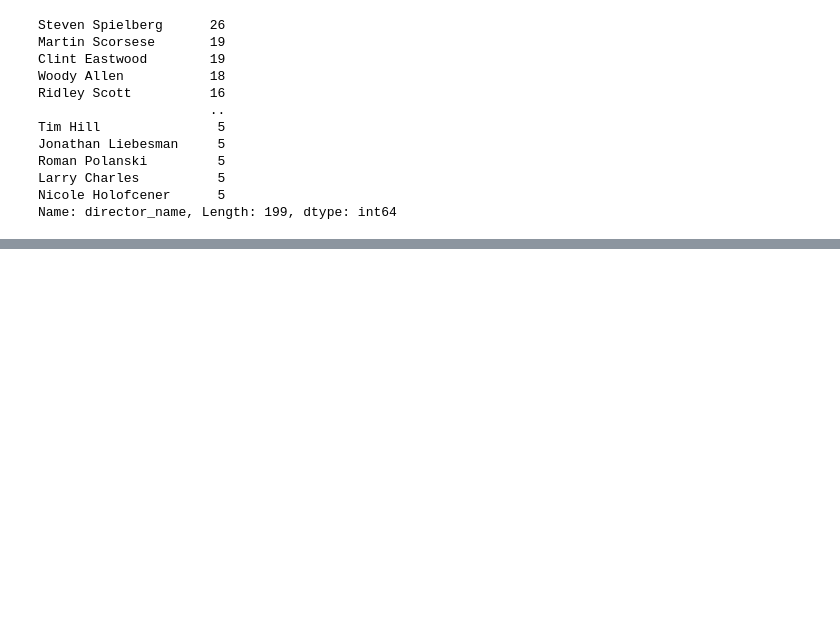
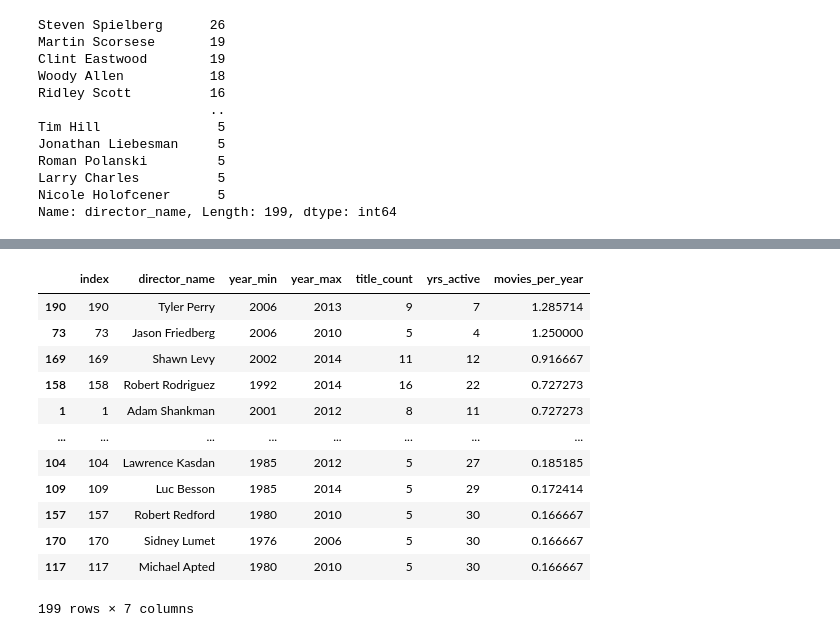
Before and after one commit to kavithachitriki/SCALER_PRACTICE, a Jupyter notebook: Pandas_Advanced1.ipynb, the cells around one changed output, grey strips where cells are left out. Saved outputs shown, nothing was run; the diff lists cells and outputs as text; code cells hidden in the pictures; blank space fills up the shorter version.

```diff
--- a/Pandas_Advanced1.ipynb
+++ b/Pandas_Advanced1.ipynb
@@ -404,0 +543,16 @@ Name: director_name, Length: 199, dtype: int64
+# %%
+df_agg.sort_values("movies_per_year",ascending=False)
+# %% [output]
+|  | index | director_name | year_min | year_max | title_count | yrs_active | movies_per_year |
+| 190 | 190 | Tyler Perry | 2006 | 2013 | 9 | 7 | 1.285714 |
+| 73 | 73 | Jason Friedberg | 2006 | 2010 | 5 | 4 | 1.250000 |
+| 169 | 169 | Shawn Levy | 2002 | 2014 | 11 | 12 | 0.916667 |
+| 158 | 158 | Robert Rodriguez | 1992 | 2014 | 16 | 22 | 0.727273 |
+| 1 | 1 | Adam Shankman | 2001 | 2012 | 8 | 11 | 0.727273 |
+| ... | ... | ... | ... | ... | ... | ... | ... |
+| 104 | 104 | Lawrence Kasdan | 1985 | 2012 | 5 | 27 | 0.185185 |
+| 109 | 109 | Luc Besson | 1985 | 2014 | 5 | 29 | 0.172414 |
+| 157 | 157 | Robert Redford | 1980 | 2010 | 5 | 30 | 0.166667 |
+| 170 | 170 | Sidney Lumet | 1976 | 2006 | 5 | 30 | 0.166667 |
+| 117 | 117 | Michael Apted | 1980 | 2010 | 5 | 30 | 0.166667 |
+199 rows × 7 columns
```
Also changed, not shown: parts of 29 cells of this notebook.
